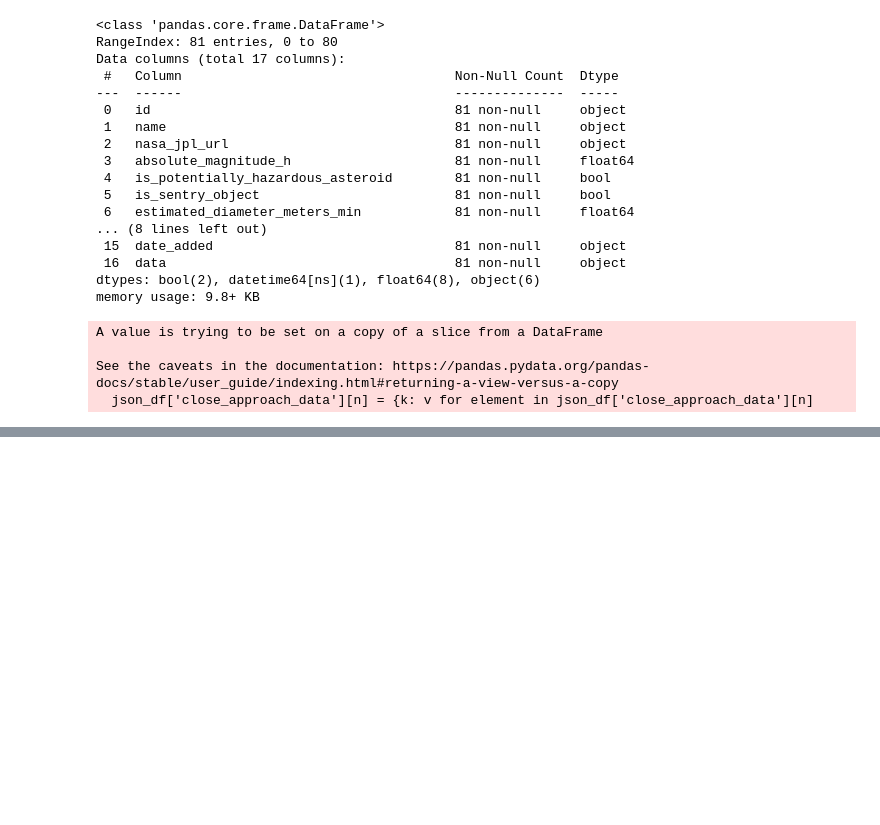
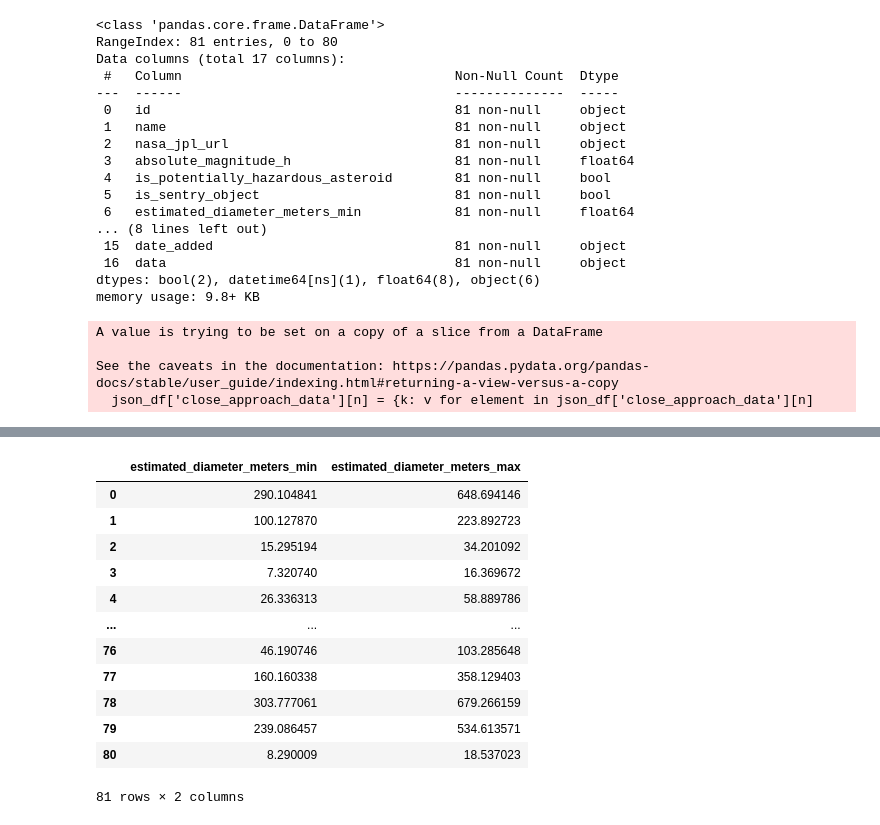
Before and after one commit to Jackleept/NASA_NEO, a Jupyter notebook: scratch.ipynb, the cells around one changed output, grey strips where cells are left out. Cells and saved outputs as stored; diff of their text form; code cells hidden in the pictures; blank space fills up the shorter version.

```diff
--- a/scratch.ipynb
+++ b/scratch.ipynb
@@ -551,0 +576,17 @@ df_hazard_wow
+# %%
+df_diameter = df[['estimated_diameter_meters_min', 'estimated_diameter_meters_max']]
+df_diameter
+# %% [output]
+|  | estimated_diameter_meters_min | estimated_diameter_meters_max |
+| 0 | 290.104841 | 648.694146 |
+| 1 | 100.127870 | 223.892723 |
+| 2 | 15.295194 | 34.201092 |
+| 3 | 7.320740 | 16.369672 |
+| 4 | 26.336313 | 58.889786 |
+| ... | ... | ... |
+| 76 | 46.190746 | 103.285648 |
+| 77 | 160.160338 | 358.129403 |
+| 78 | 303.777061 | 679.266159 |
+| 79 | 239.086457 | 534.613571 |
+| 80 | 8.290009 | 18.537023 |
+81 rows × 2 columns
```
Also changed, not shown: parts of 3 cells of this notebook.
